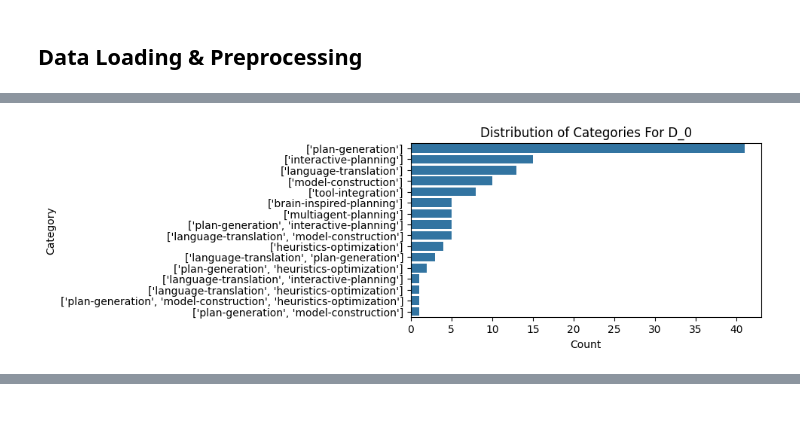
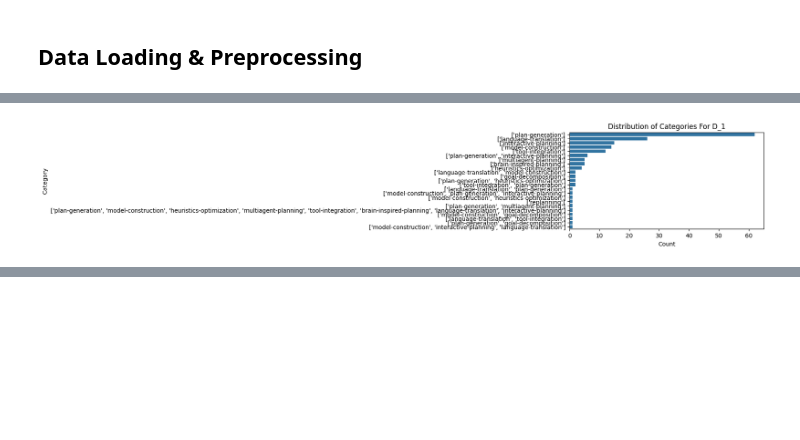
Before and after one commit to ai4society/LLM-Planning-Viz, a Jupyter notebook: classification/multi_label/transformer.ipynb, the cells around one changed output, grey strips where cells are left out. Saved outputs shown, nothing was run; the diff lists cells and outputs as text; code cells hidden in the pictures; blank space fills up the shorter version.

Commit message:
New data

```diff
--- a/classification/multi_label/transformer.ipynb
+++ b/classification/multi_label/transformer.ipynb
@@ -23,6 +25,6 @@ import scipy
 ## Data Loading & Preprocessing
 # %%
 # Load the existing categorized papers (after post-processing)
-df_existing = pd.read_csv("../data/combined_data_original.csv")
+df_existing = pd.read_csv("../data/combined_multi_label_2025.csv")
 df_existing.head(2)
 # %% [output]
@@ -57,11 +55,12 @@ def standardize_categories(categories):
 
     # Standardize category names
     standardized = []
-    for cat in categories:
-        # Convert to lowercase and replace spaces with hyphens
-        cat = cat.lower().replace(" ", "-")
-        # Remove any special characters if needed
-        standardized.append(cat)
+    if isinstance(categories, list):
+        for cat in categories:
+            # Convert to lowercase and replace spaces with hyphens
+            cat = cat.lower().replace(" ", "-")
+            # Remove any special characters if needed
+            standardized.append(cat)
 
     return standardized
 # %%
@@ -71,6 +77,5 @@ df_new["text"] = df_new["Title"] + " " + df_new["Abstract"]
 # %%
-df_existing.category = df_existing.category.apply(standardize_categories)
-df_new.Categories = df_new.Categories.apply(standardize_categories)
+df_existing["category"] = df_existing["category"].apply(standardize_categories)
 # %%
 def generate_distribution(df, cat, title):
     # Plot the distribution of categories
@@ -81,6 +86,6 @@ def generate_distribution(df, cat, title):
     plt.ylabel("Category")
     plt.show()
 # %%
-generate_distribution(df_existing, "category", "Distribution of Categories For D_0")
+generate_distribution(df_existing, "category", "Distribution of Categories For D_1")
 # %% [output]
-[figure, old version]
+[figure, new version]
```
Also changed, not shown: parts of 23 cells of this notebook, 11 other files.
